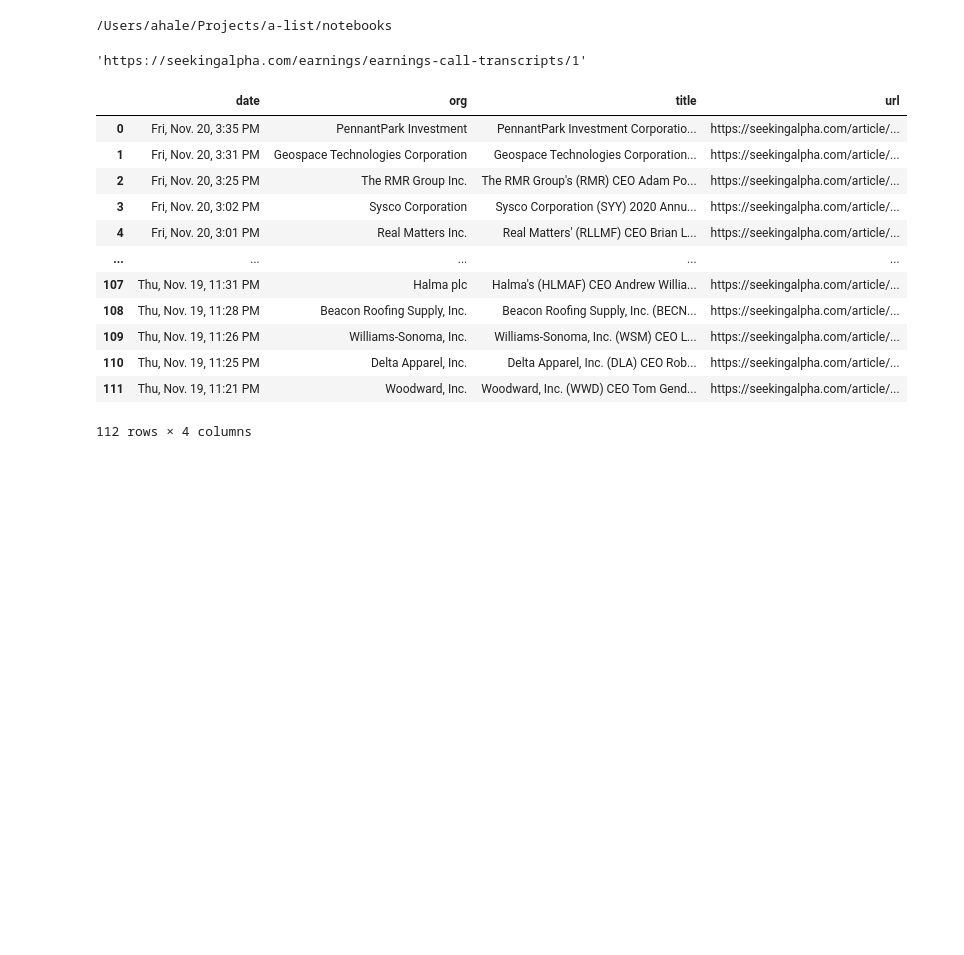
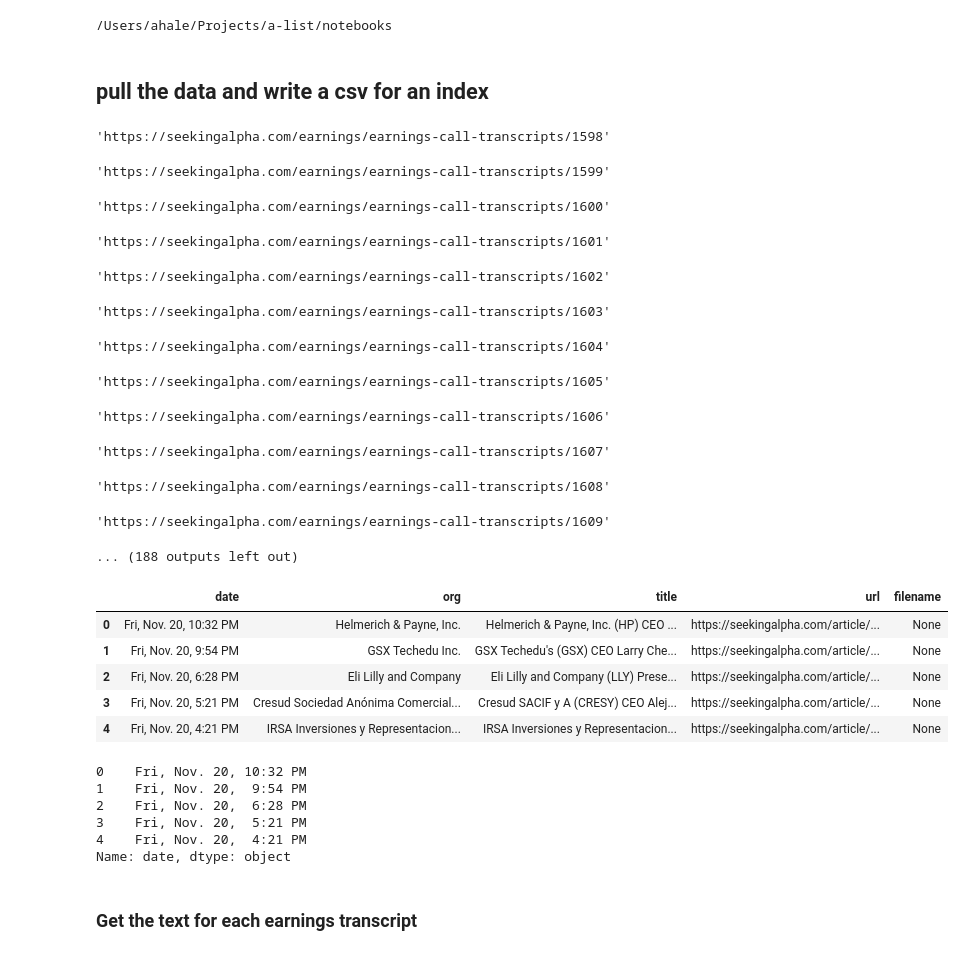
Before and after one commit to ideo/a-list, a Jupyter notebook: notebooks/7_Scrape_Seeking_Alpha.ipynb, the cells around one changed output. Cells and saved outputs as stored; diff of their text form; code cells hidden in the pictures; blank space fills up the shorter version.

```diff
--- a/notebooks/7_Scrape_Seeking_Alpha.ipynb
+++ b/notebooks/7_Scrape_Seeking_Alpha.ipynb
@@ -87 +40,3 @@ driver.get(url)
+# %% [markdown]
+## pull the data and write a csv for an index
 # %%
@@ -89,9 +44,12 @@ list_item_df = pd.DataFrame()
 # %%
 # Get index of all articles
-for i in range(1,100):
+# Need to do this iteratively so that Seeking Alpha doesn't catch on
+
+driver = Chrome(executable_path=path_to_chromedriver)
+for i in range(1,2):
     url = "https://seekingalpha.com/earnings/earnings-call-transcripts/" + str(i)
     display(url)
-    driver = Chrome(executable_path=path_to_chromedriver)
+#     driver = Chrome(executable_path=path_to_chromedriver)
     driver.get(url)
 
     page_source = driver.page_source
@@ -116,20 +74,19 @@ for i in range(1,100):
     time.sleep(random.random())
 
     # Close the chrome window so I don't end up with 1000s open on my machine
-    driver.close()
+#     driver.close()
 list_item_df
 # %% [output]
-'https://seekingalpha.com/earnings/earnings-call-transcripts/1'
+'https://seekingalpha.com/earnings/earnings-call-transcripts/1598'
-|  | date | org | title | url |
-| 0 | Fri, Nov. 20, 3:35 PM | PennantPark Investment | PennantPark Investment Corporatio... | https://seekingalpha.com/article/... |
-| 1 | Fri, Nov. 20, 3:31 PM | Geospace Technologies Corporation | Geospace Technologies Corporation... | https://seekingalpha.com/article/... |
-| 2 | Fri, Nov. 20, 3:25 PM | The RMR Group Inc. | The RMR Group's (RMR) CEO Adam Po... | https://seekingalpha.com/article/... |
-| 3 | Fri, Nov. 20, 3:02 PM | Sysco Corporation | Sysco Corporation (SYY) 2020 Annu... | https://seekingalpha.com/article/... |
-| 4 | Fri, Nov. 20, 3:01 PM | Real Matters Inc. | Real Matters' (RLLMF) CEO Brian L... | https://seekingalpha.com/article/... |
-| ... | ... | ... | ... | ... |
-| 107 | Thu, Nov. 19, 11:31 PM | Halma plc | Halma's (HLMAF) CEO Andrew Willia... | https://seekingalpha.com/article/... |
-| 108 | Thu, Nov. 19, 11:28 PM | Beacon Roofing Supply, Inc. | Beacon Roofing Supply, Inc. (BECN... | https://seekingalpha.com/article/... |
-| 109 | Thu, Nov. 19, 11:26 PM | Williams-Sonoma, Inc. | Williams-Sonoma, Inc. (WSM) CEO L... | https://seekingalpha.com/article/... |
-| 110 | Thu, Nov. 19, 11:25 PM | Delta Apparel, Inc. | Delta Apparel, Inc. (DLA) CEO Rob... | https://seekingalpha.com/article/... |
-| 111 | Thu, Nov. 19, 11:21 PM | Woodward, Inc. | Woodward, Inc. (WWD) CEO Tom Gend... | https://seekingalpha.com/article/... |
-112 rows × 4 columns
+'https://seekingalpha.com/earnings/earnings-call-transcripts/1599'
+'https://seekingalpha.com/earnings/earnings-call-transcripts/1600'
+'https://seekingalpha.com/earnings/earnings-call-transcripts/1601'
+'https://seekingalpha.com/earnings/earnings-call-transcripts/1602'
+'https://seekingalpha.com/earnings/earnings-call-transcripts/1603'
+'https://seekingalpha.com/earnings/earnings-call-transcripts/1604'
+'https://seekingalpha.com/earnings/earnings-call-transcripts/1605'
+'https://seekingalpha.com/earnings/earnings-call-transcripts/1606'
+'https://seekingalpha.com/earnings/earnings-call-transcripts/1607'
+'https://seekingalpha.com/earnings/earnings-call-transcripts/1608'
+'https://seekingalpha.com/earnings/earnings-call-transcripts/1609'
+... (188 outputs left out)
@@ -135,0 +97,24 @@ list_item_df
+# %%
+# Get the index dataframe given that it's already written
+seeking_alpha_index = pd.read_csv('../1_data/Seeking_Alpha/index.csv')
+seeking_alpha_index['filename'] = None
+seeking_alpha_index.head()
+# %% [output]
+|  | date | org | title | url | filename |
+| 0 | Fri, Nov. 20, 10:32 PM | Helmerich & Payne, Inc. | Helmerich & Payne, Inc. (HP) CEO ... | https://seekingalpha.com/article/... | None |
+| 1 | Fri, Nov. 20, 9:54 PM | GSX Techedu Inc. | GSX Techedu's (GSX) CEO Larry Che... | https://seekingalpha.com/article/... | None |
+| 2 | Fri, Nov. 20, 6:28 PM | Eli Lilly and Company | Eli Lilly and Company (LLY) Prese... | https://seekingalpha.com/article/... | None |
+| 3 | Fri, Nov. 20, 5:21 PM | Cresud Sociedad Anónima Comercial... | Cresud SACIF y A (CRESY) CEO Alej... | https://seekingalpha.com/article/... | None |
+| 4 | Fri, Nov. 20, 4:21 PM | IRSA Inversiones y Representacion... | IRSA Inversiones y Representacion... | https://seekingalpha.com/article/... | None |
+# %%
+# TODO: change index date to date
+seeking_alpha_index.date.head()
+# %% [output]
+0    Fri, Nov. 20, 10:32 PM
+1    Fri, Nov. 20,  9:54 PM
+2    Fri, Nov. 20,  6:28 PM
+3    Fri, Nov. 20,  5:21 PM
+4    Fri, Nov. 20,  4:21 PM
+Name: date, dtype: object
+# %% [markdown]
+### Get the text for each earnings transcript
```
Also changed, not shown: parts of 31 cells of this notebook, 1 other file.
